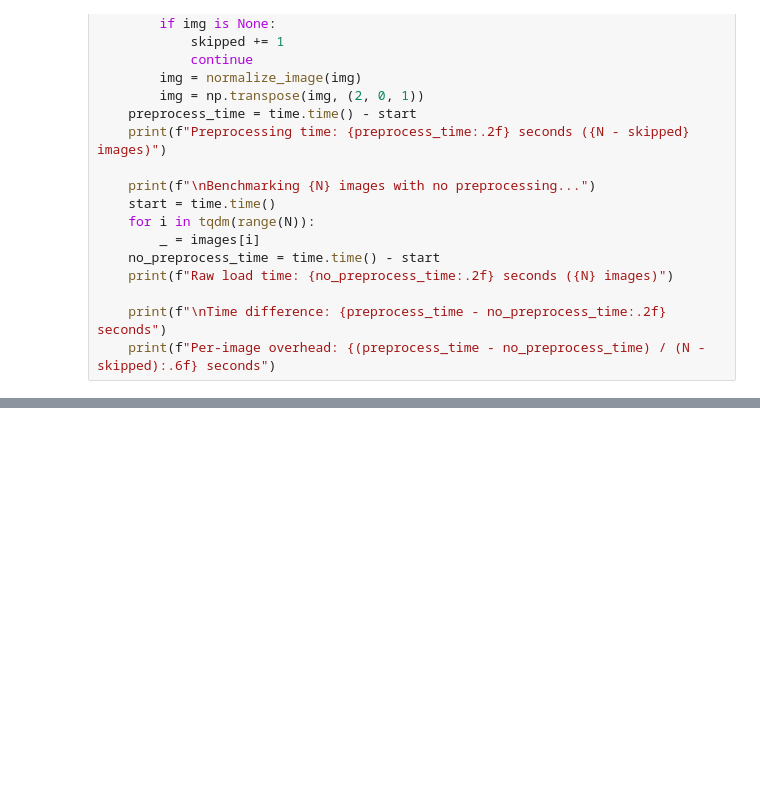
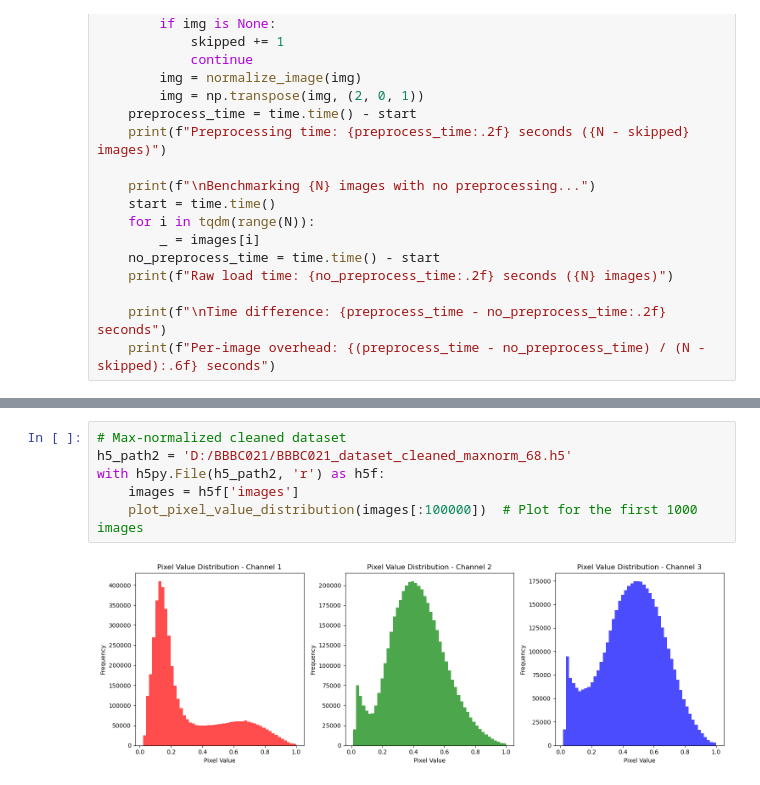
Before and after one commit to AugustBorgLjorring/VAE_BBBC021, a Jupyter notebook: notebooks/preprocess_dataset.ipynb, the cells around one changed output, grey strips where cells are left out. Drawn from its saved outputs; the diff is of its cells as text; blank space fills up the shorter version.

```diff
--- a/notebooks/preprocess_dataset.ipynb
+++ b/notebooks/preprocess_dataset.ipynb
@@ -168,0 +201,8 @@ with h5py.File(h5_path, 'r') as h5f:
+# %%
+# Max-normalized cleaned dataset
+h5_path2 = 'D:/BBBC021/BBBC021_dataset_cleaned_maxnorm_68.h5'
+with h5py.File(h5_path2, 'r') as h5f:
+    images = h5f['images']
+    plot_pixel_value_distribution(images[:100000])  # Plot for the first 1000 images
+# %% [output]
+[figure, added]
```
Also changed, not shown: parts of 5 cells of this notebook.
